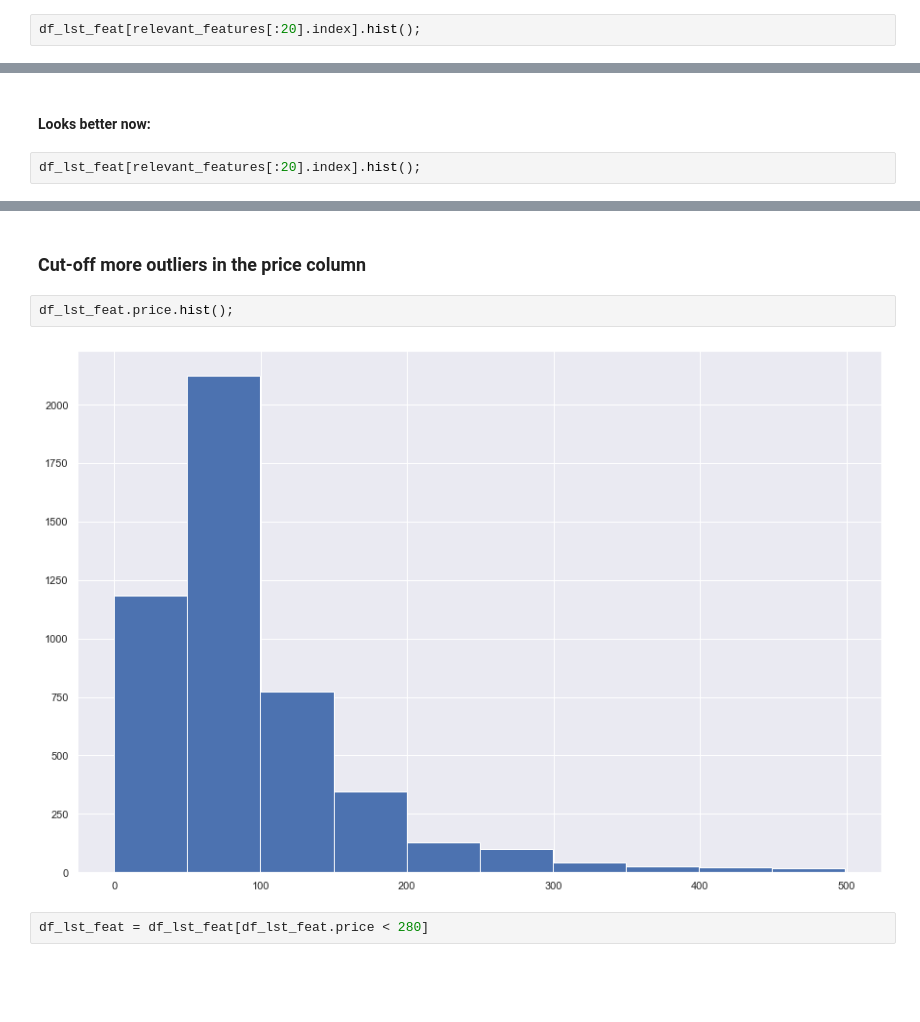
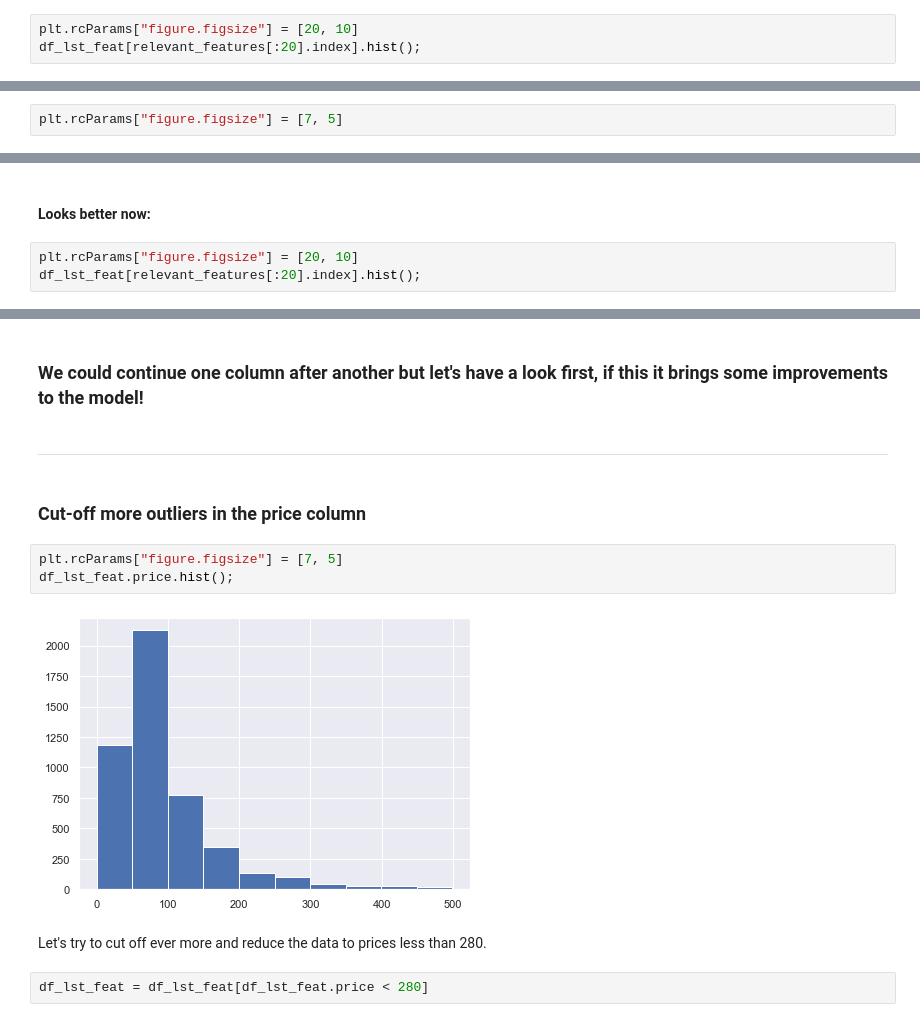
Before and after one commit to rmnng/dsblogpost, a Jupyter notebook: 5. Feature engineering.ipynb, the cells around one changed output, grey strips where cells are left out. Drawn from its saved outputs; the diff is of its cells as text; blank space fills up the shorter version.

```diff
--- a/5. Feature engineering.ipynb
+++ b/5. Feature engineering.ipynb
@@ -126,5 +130,6 @@ ___
 # %% [markdown]
 ### Let's focus to top 20 features
 # %%
+plt.rcParams["figure.figsize"] = [20, 10]
 df_lst_feat[relevant_features[:20].index].hist();
 # %% [output]
@@ -134,3 +141,5 @@ df_lst_feat[relevant_features[:20].index].hist();
+# %%
+plt.rcParams["figure.figsize"] = [7, 5]
 # %%
 df_lst_feat.accommodates.hist();
 # %% [output]
@@ -152,5 +173,6 @@ df_lst_feat = df_lst_feat[df_lst_feat.bedrooms < 3]
 # %% [markdown]
 #### Looks better now:
 # %%
+plt.rcParams["figure.figsize"] = [20, 10]
 df_lst_feat[relevant_features[:20].index].hist();
 # %% [output]
@@ -158,9 +180,16 @@ df_lst_feat[relevant_features[:20].index].hist();
+# %% [markdown]
+### We could continue one column after another but let's have a look first, if this it brings some improvements to the model!
+# %% [markdown]
+___
 # %% [markdown]
 ### Cut-off more outliers in the **price** column
 # %%
+plt.rcParams["figure.figsize"] = [7, 5]
 df_lst_feat.price.hist();
 # %% [output]
-[figure, old version]
+[figure, new version]
+# %% [markdown]
+Let's try to cut off ever more and reduce the data to prices less than 280.
 # %%
 df_lst_feat = df_lst_feat[df_lst_feat.price < 280]
 # %% [markdown]
```
Also changed, not shown: parts of 17 cells of this notebook, 4 other files.
